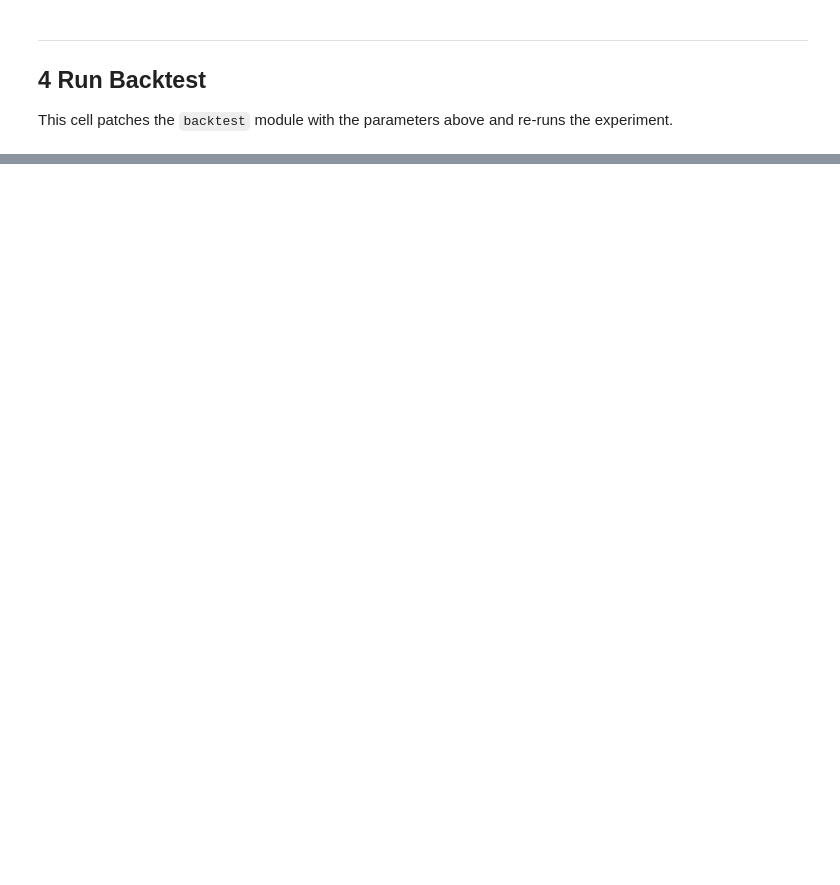
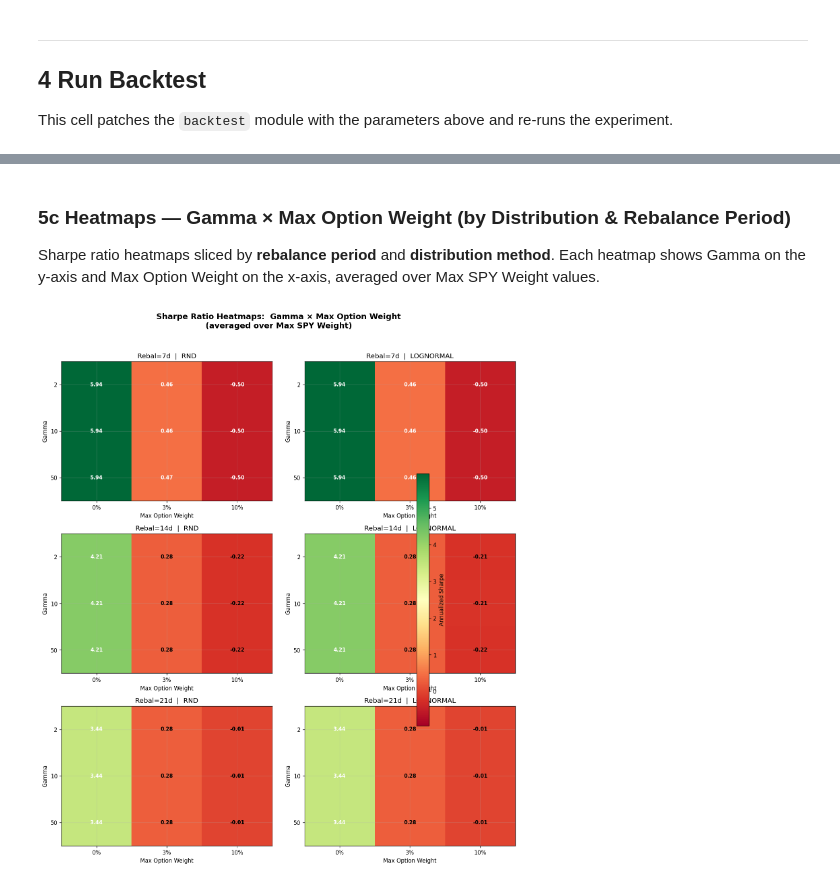
Before and after one commit to hshintree/cvx_options, a Jupyter notebook: demo.ipynb, the cells around one changed output, grey strips where cells are left out. Saved outputs shown, nothing was run; the diff lists cells and outputs as text; code cells hidden in the pictures; blank space fills up the shorter version.

```diff
--- a/demo.ipynb
+++ b/demo.ipynb
@@ -578,0 +684,46 @@ rebal_days=expiry  return=-9.34%  sharpe=-0.22  vol=4.52%
+# %% [markdown]
+### 5c  Heatmaps — Gamma × Max Option Weight (by Distribution & Rebalance Period)
+
+Sharpe ratio heatmaps sliced by **rebalance period** and **distribution method**.
+Each heatmap shows Gamma on the y-axis and Max Option Weight on the x-axis,
+averaged over Max SPY Weight values.
+# %%
+n_rebal = len(SWEEP_REBAL_DAYS)
+n_dist  = len(SWEEP_DISTRIBUTIONS)
+
+fig, axes = plt.subplots(n_rebal, n_dist, figsize=(6 * n_dist, 4.5 * n_rebal),
+                         squeeze=False)
+fig.suptitle("Sharpe Ratio Heatmaps:  Gamma × Max Option Weight\n"
+             "(averaged over Max SPY Weight)", fontsize=14, fontweight="bold", y=1.02)
+
+for i, rd in enumerate(SWEEP_REBAL_DAYS):
+    for j, dist in enumerate(SWEEP_DISTRIBUTIONS):
+        ax = axes[i, j]
+        sub = sweep_df[(sweep_df["rebal_days"] == rd) & (sweep_df["distribution"] == dist)]
+        pivot = sub.groupby(["gamma", "max_opt_wt"])["sharpe"].mean().unstack()
+        pivot = pivot.reindex(index=SWEEP_GAMMAS, columns=SWEEP_MAX_OPT_WT)
+
+        im = ax.imshow(pivot.values, aspect="auto", cmap="RdYlGn",
+                       vmin=sweep_df["sharpe"].quantile(0.05),
+                       vmax=sweep_df["sharpe"].quantile(0.95))
+        ax.set_xticks(range(len(SWEEP_MAX_OPT_WT)))
+        ax.set_xticklabels([f"{v:.0%}" for v in SWEEP_MAX_OPT_WT])
+        ax.set_yticks(range(len(SWEEP_GAMMAS)))
+        ax.set_yticklabels([str(g) for g in SWEEP_GAMMAS])
+        ax.set_xlabel("Max Option Weight")
+        ax.set_ylabel("Gamma")
+        ax.set_title(f"Rebal={rd}d  |  {dist.upper()}")
+
+        for yi in range(len(SWEEP_GAMMAS)):
+            for xi in range(len(SWEEP_MAX_OPT_WT)):
+                val = pivot.values[yi, xi]
+                ax.text(xi, yi, f"{val:.2f}", ha="center", va="center",
+                        fontsize=9, fontweight="bold",
+                        color="white" if abs(val) > 0.3 else "black")
+
+fig.colorbar(im, ax=axes, shrink=0.6, label="Annualized Sharpe")
+plt.tight_layout()
+display(fig)
+plt.close(fig)
+# %% [output]
+[figure, added]
```
Also changed, not shown: parts of 26 cells of this notebook, 7 other files.
